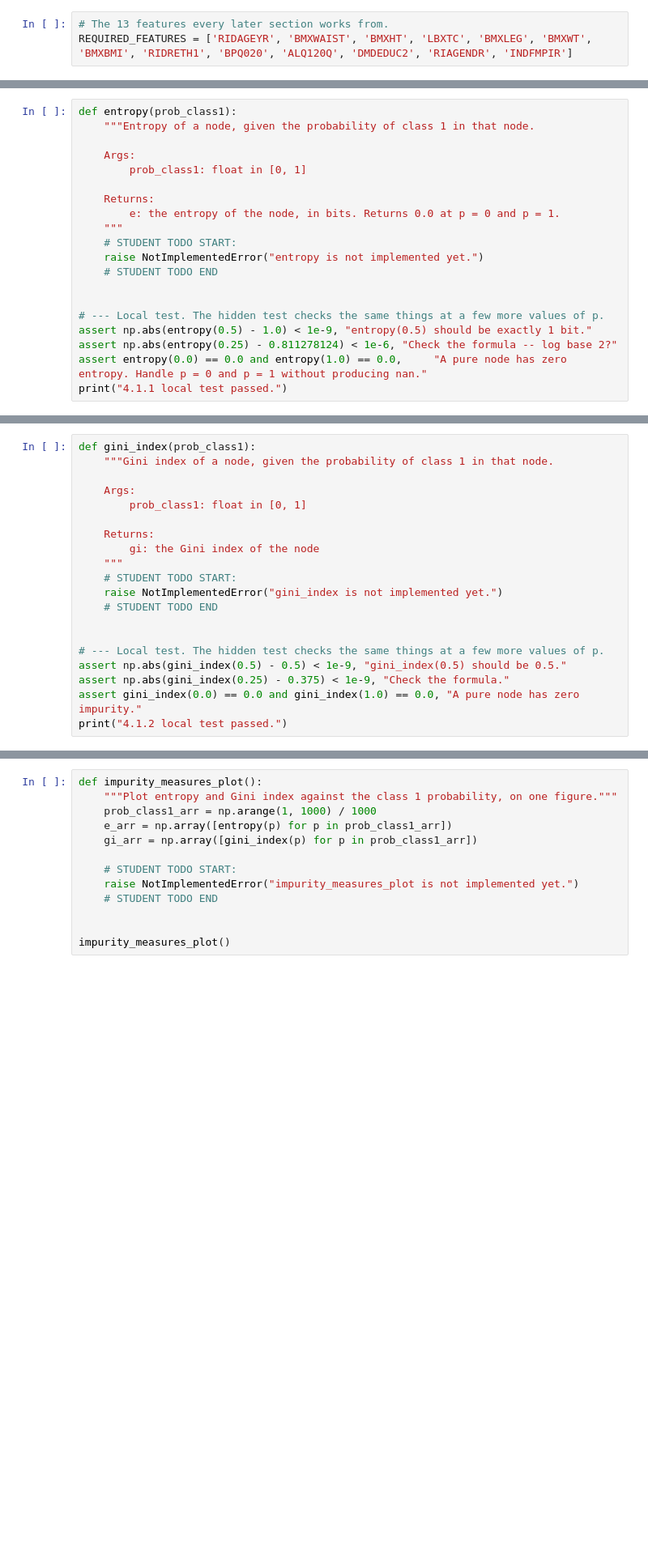
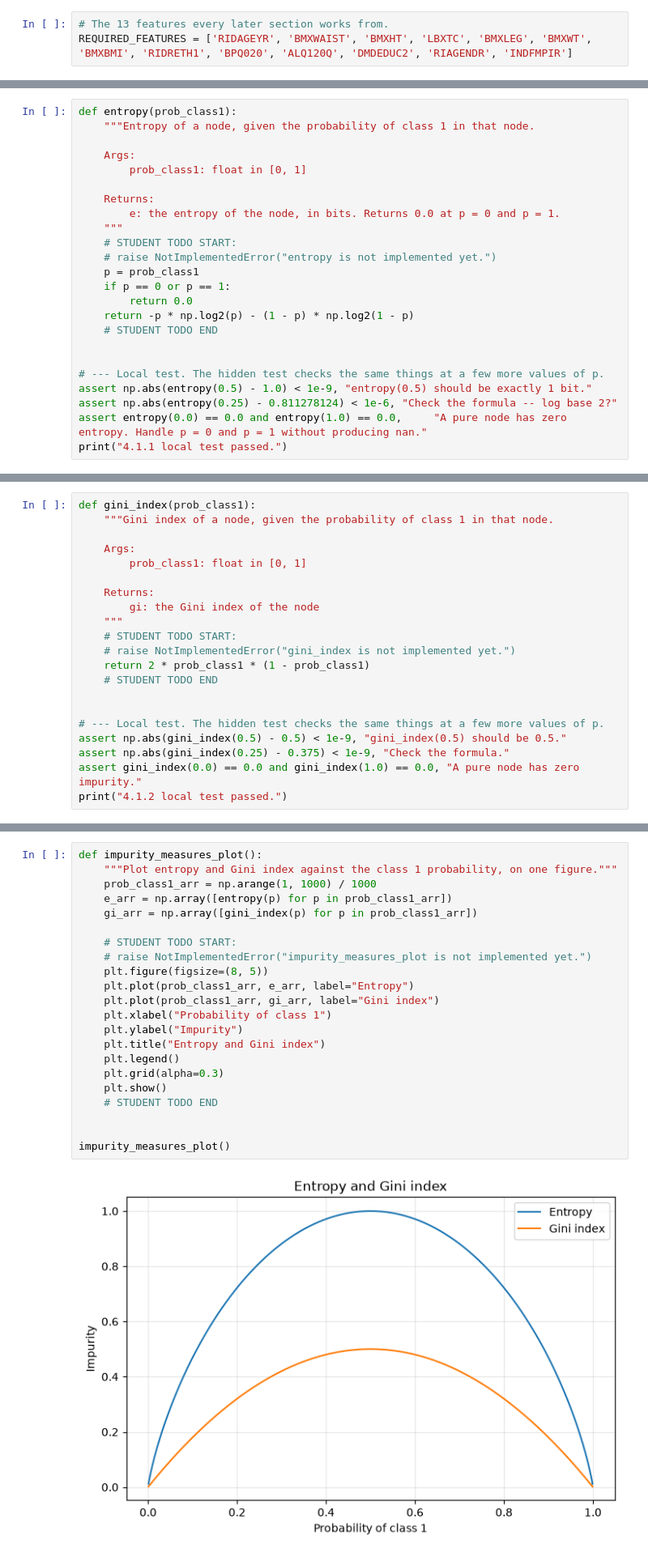
Before and after one commit to ChenC25/UPenn-CIS-5190-Applied-Machine-Learning, a Jupyter notebook: hw2/hw2_skeleton.ipynb, the cells around one changed output, grey strips where cells are left out. Shown at 81% size. Saved outputs shown, nothing was run; the diff lists cells and outputs as text; blank space fills up the shorter version.

```diff
--- a/hw2/hw2_skeleton.ipynb
+++ b/hw2/hw2_skeleton.ipynb
@@ -917,7 +1003,11 @@ def entropy(prob_class1):
         e: the entropy of the node, in bits. Returns 0.0 at p = 0 and p = 1.
     """
     # STUDENT TODO START:
-    raise NotImplementedError("entropy is not implemented yet.")
+    # raise NotImplementedError("entropy is not implemented yet.")
+    p = prob_class1
+    if p == 0 or p == 1:
+        return 0.0
+    return -p * np.log2(p) - (1 - p) * np.log2(1 - p)
     # STUDENT TODO END
 
 
@@ -948,7 +1044,8 @@ def gini_index(prob_class1):
         gi: the Gini index of the node
     """
     # STUDENT TODO START:
-    raise NotImplementedError("gini_index is not implemented yet.")
+    # raise NotImplementedError("gini_index is not implemented yet.")
+    return 2 * prob_class1 * (1 - prob_class1)
     # STUDENT TODO END
 
 
@@ -972,16 +1075,27 @@ This section is graded by hand from the plot and the comment in this notebook.
 # %%
 def impurity_measures_plot():
     """Plot entropy and Gini index against the class 1 probability, on one figure."""
     prob_class1_arr = np.arange(1, 1000) / 1000
     e_arr = np.array([entropy(p) for p in prob_class1_arr])
     gi_arr = np.array([gini_index(p) for p in prob_class1_arr])
 
     # STUDENT TODO START:
-    raise NotImplementedError("impurity_measures_plot is not implemented yet.")
+    # raise NotImplementedError("impurity_measures_plot is not implemented yet.")
+    plt.figure(figsize=(8, 5))
+    plt.plot(prob_class1_arr, e_arr, label="Entropy")
+    plt.plot(prob_class1_arr, gi_arr, label="Gini index")
+    plt.xlabel("Probability of class 1")
+    plt.ylabel("Impurity")
+    plt.title("Entropy and Gini index")
+    plt.legend()
+    plt.grid(alpha=0.3)
+    plt.show()
     # STUDENT TODO END
 
 
 impurity_measures_plot()
+# %% [output]
+[figure, added]
 # %% [markdown]
 **Your comment (4.1.3):** What do the two curves have in common that makes each of them a
 sensible measure of impurity? Where is each one largest, where is it smallest, and what does
```
Also changed, not shown: parts of 44 cells of this notebook, 6 other files.
